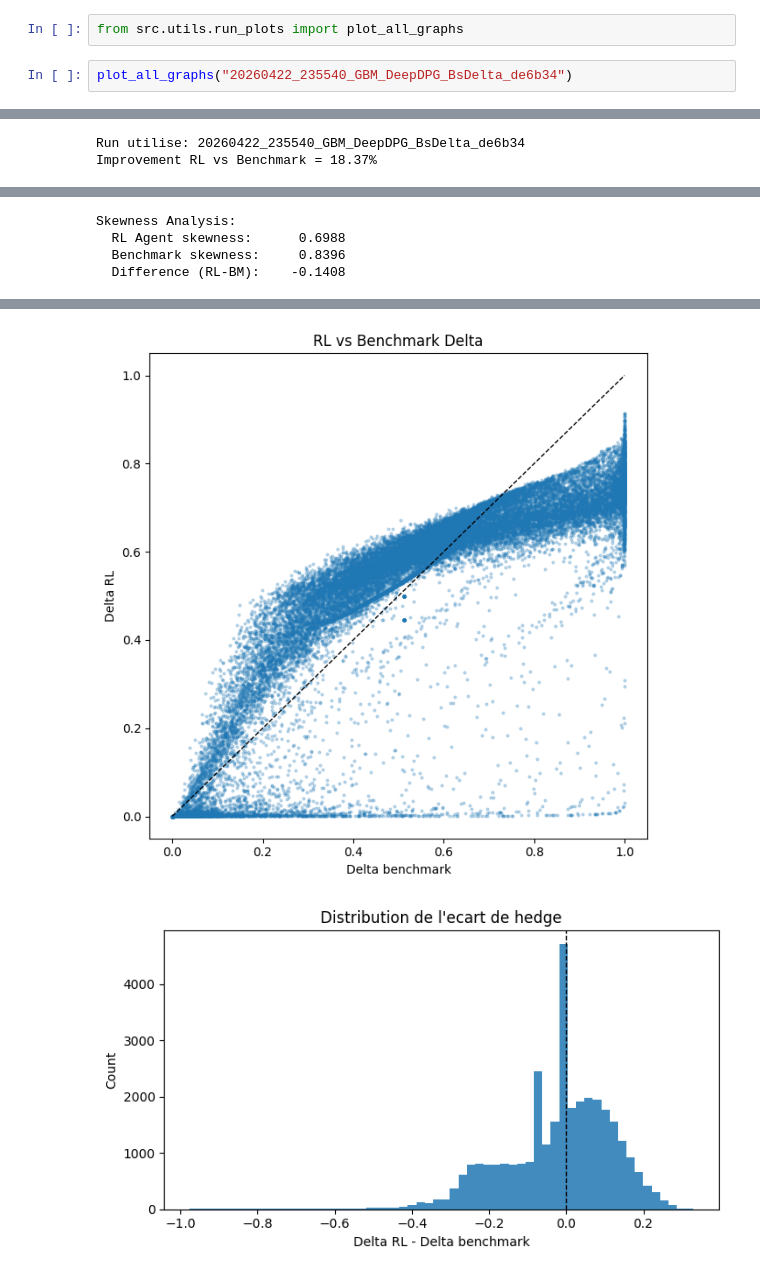
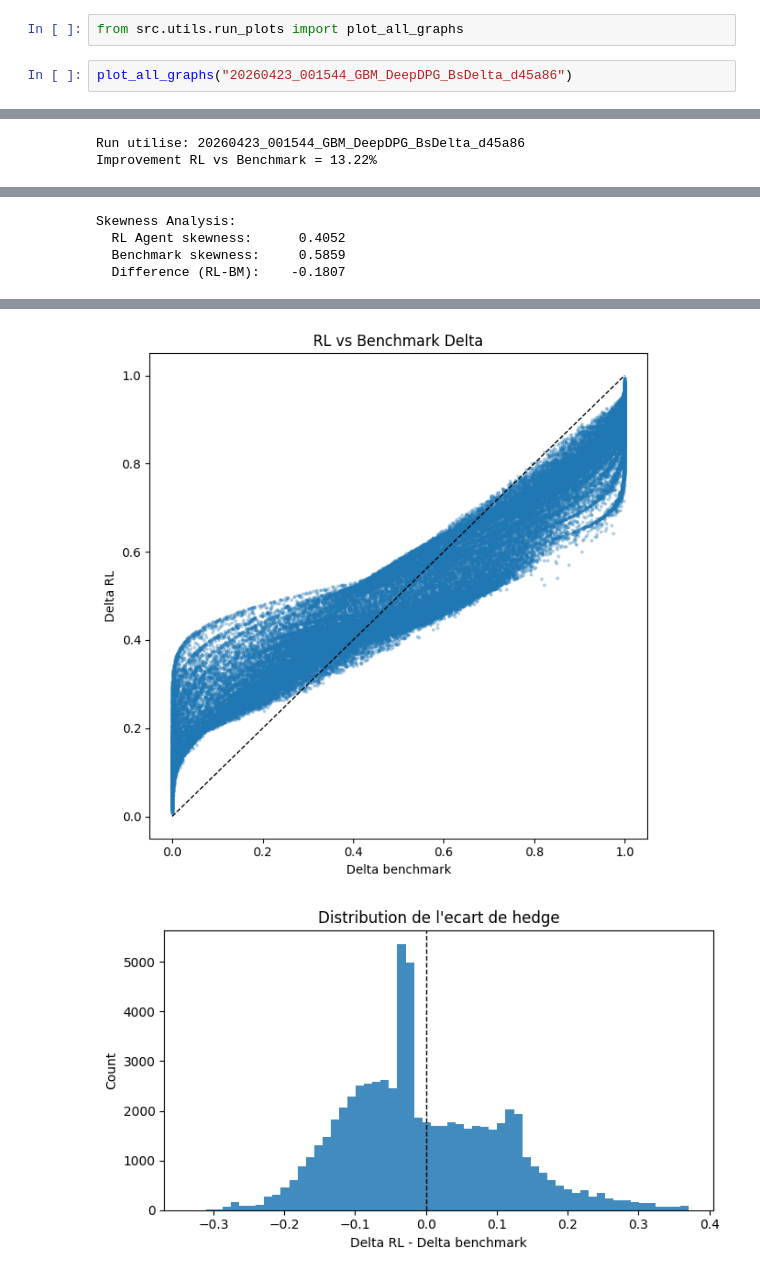
Before and after one commit to thibault-charbonnier/deep-hedging, a Jupyter notebook: notebooks/plot.ipynb, the cells around one changed output, grey strips where cells are left out. Cells and saved outputs as stored; diff of their text form.

```diff
--- a/notebooks/plot.ipynb
+++ b/notebooks/plot.ipynb
@@ -1,5 +1,5 @@
 # %%
 from src.utils.run_plots import plot_all_graphs
 # %%
-plot_all_graphs("20260422_235540_GBM_DeepDPG_BsDelta_de6b34")
+plot_all_graphs("20260423_001544_GBM_DeepDPG_BsDelta_d45a86")
 # %% [output]
@@ -10,3 +10,3 @@ plot_all_graphs("20260422_235540_GBM_DeepDPG_BsDelta_de6b34")
-Run utilise: 20260422_235540_GBM_DeepDPG_BsDelta_de6b34
-Improvement RL vs Benchmark = 18.37%
+Run utilise: 20260423_001544_GBM_DeepDPG_BsDelta_d45a86
+Improvement RL vs Benchmark = 13.22%
 |  | method | mean_total_cost | std_total_cost | skew_total_cost | y_objective |
@@ -15,4 +15,4 @@ Improvement RL vs Benchmark = 18.37%
 Skewness Analysis:
-  RL Agent skewness:      0.6988
-  Benchmark skewness:     0.8396
-  Difference (RL-BM):    -0.1408
+  RL Agent skewness:      0.4052
+  Benchmark skewness:     0.5859
+  Difference (RL-BM):    -0.1807
@@ -21,2 +21,2 @@ Skewness Analysis:
-[figure, old version]
+[figure, new version]
-[figure, old version]
+[figure, new version]
```
Also changed, not shown: parts of 1 cell of this notebook, 2 other files.
